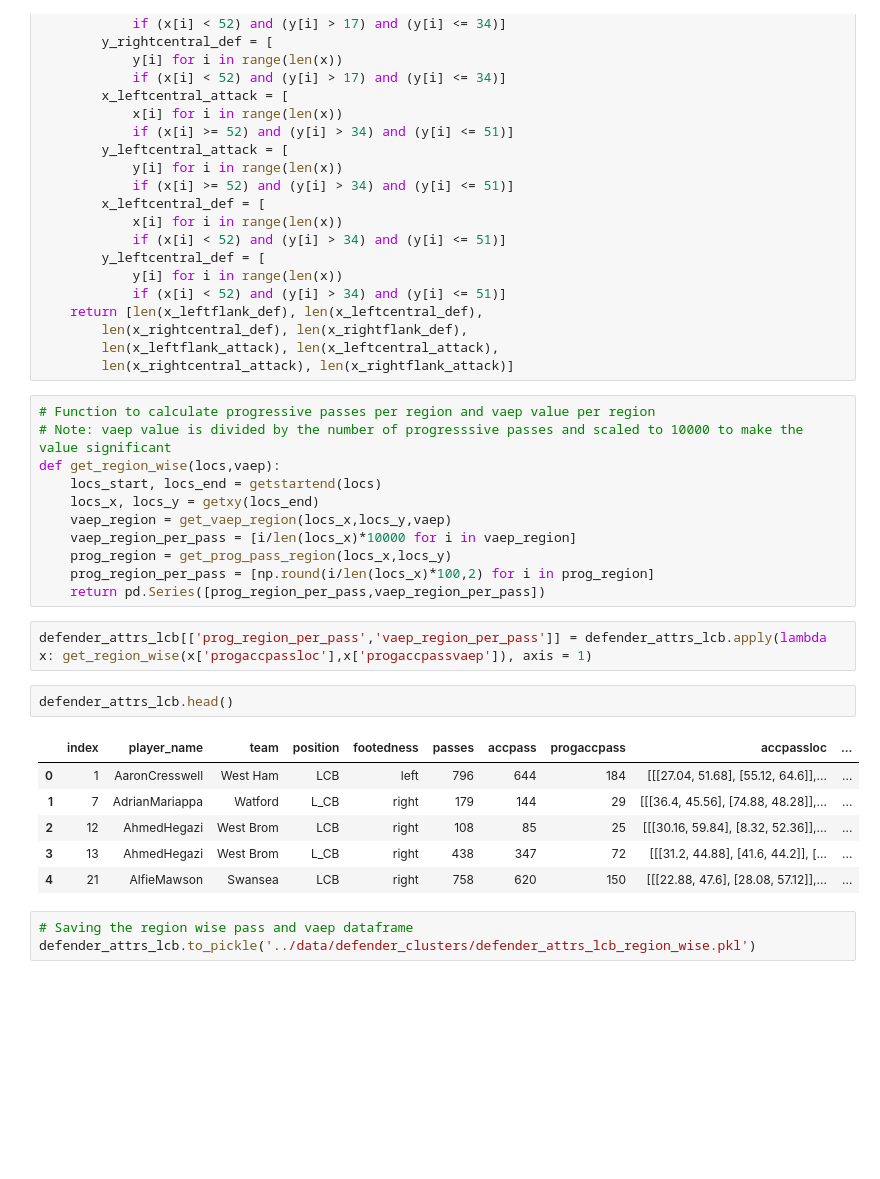
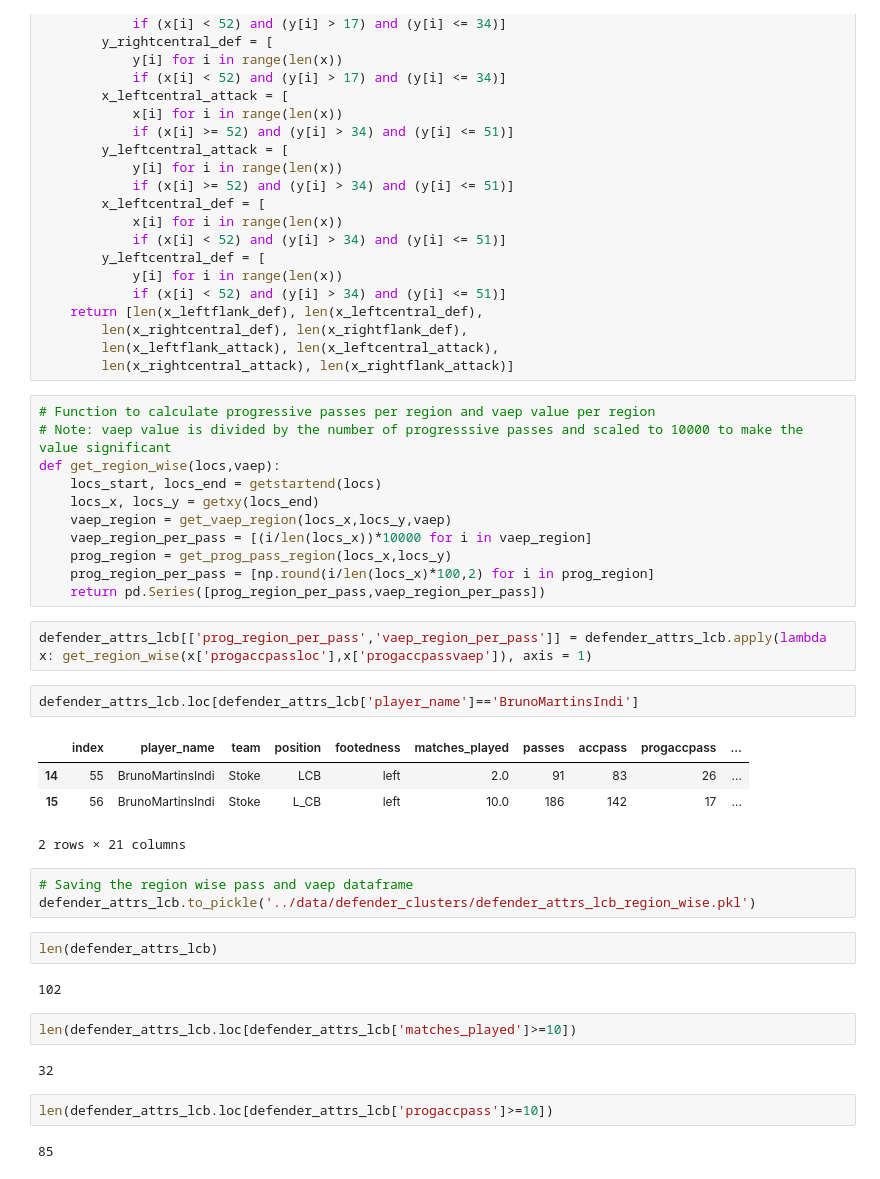
Before and after one commit to grovershreyf9t/FootballPlayerFootedness, a Jupyter notebook: code/footedness - defender_wise_prog_vaep_regionwise.ipynb, the cells around one changed output. Drawn from its saved outputs; the diff is of its cells as text; blank space fills up the shorter version.

```diff
--- a/code/footedness - defender_wise_prog_vaep_regionwise.ipynb
+++ b/code/footedness - defender_wise_prog_vaep_regionwise.ipynb
@@ -193,21 +194,31 @@ def get_region_wise(locs,vaep):
     locs_start, locs_end = getstartend(locs)
     locs_x, locs_y = getxy(locs_end)
     vaep_region = get_vaep_region(locs_x,locs_y,vaep)
-    vaep_region_per_pass = [i/len(locs_x)*10000 for i in vaep_region]
+    vaep_region_per_pass = [(i/len(locs_x))*10000 for i in vaep_region]
     prog_region = get_prog_pass_region(locs_x,locs_y)
     prog_region_per_pass = [np.round(i/len(locs_x)*100,2) for i in prog_region]
     return pd.Series([prog_region_per_pass,vaep_region_per_pass])
 # %%
 defender_attrs_lcb[['prog_region_per_pass','vaep_region_per_pass']] = defender_attrs_lcb.apply(lambda x: get_region_wise(x['progaccpassloc'],x['progaccpassvaep']), axis = 1)
-# %%
-defender_attrs_lcb.head()
-# %% [output]
-|  | index | player_name | team | position | footedness | passes | accpass | progaccpass | accpassloc | ... |
-| 0 | 1 | AaronCresswell | West Ham | LCB | left | 796 | 644 | 184 | [[[27.04, 51.68], [55.12, 64.6]],... | ... |
-| 1 | 7 | AdrianMariappa | Watford | L_CB | right | 179 | 144 | 29 | [[[36.4, 45.56], [74.88, 48.28]],... | ... |
-| 2 | 12 | AhmedHegazi | West Brom | LCB | right | 108 | 85 | 25 | [[[30.16, 59.84], [8.32, 52.36]],... | ... |
-| 3 | 13 | AhmedHegazi | West Brom | L_CB | right | 438 | 347 | 72 | [[[31.2, 44.88], [41.6, 44.2]], [... | ... |
-| 4 | 21 | AlfieMawson | Swansea | LCB | right | 758 | 620 | 150 | [[[22.88, 47.6], [28.08, 57.12]],... | ... |
+# %%
+defender_attrs_lcb.loc[defender_attrs_lcb['player_name']=='BrunoMartinsIndi']
+# %% [output]
+|  | index | player_name | team | position | footedness | matches_played | passes | accpass | progaccpass | ... |
+| 14 | 55 | BrunoMartinsIndi | Stoke | LCB | left | 2.0 | 91 | 83 | 26 | ... |
+| 15 | 56 | BrunoMartinsIndi | Stoke | L_CB | left | 10.0 | 186 | 142 | 17 | ... |
+2 rows × 21 columns
 # %%
 # Saving the region wise pass and vaep dataframe
 defender_attrs_lcb.to_pickle('../data/defender_clusters/defender_attrs_lcb_region_wise.pkl')
+# %%
+len(defender_attrs_lcb)
+# %% [output]
+102
+# %%
+len(defender_attrs_lcb.loc[defender_attrs_lcb['matches_played']>=10])
+# %% [output]
+32
+# %%
+len(defender_attrs_lcb.loc[defender_attrs_lcb['progaccpass']>=10])
+# %% [output]
+85
```
Also changed, not shown: parts of 7 cells of this notebook, 4 other files.
